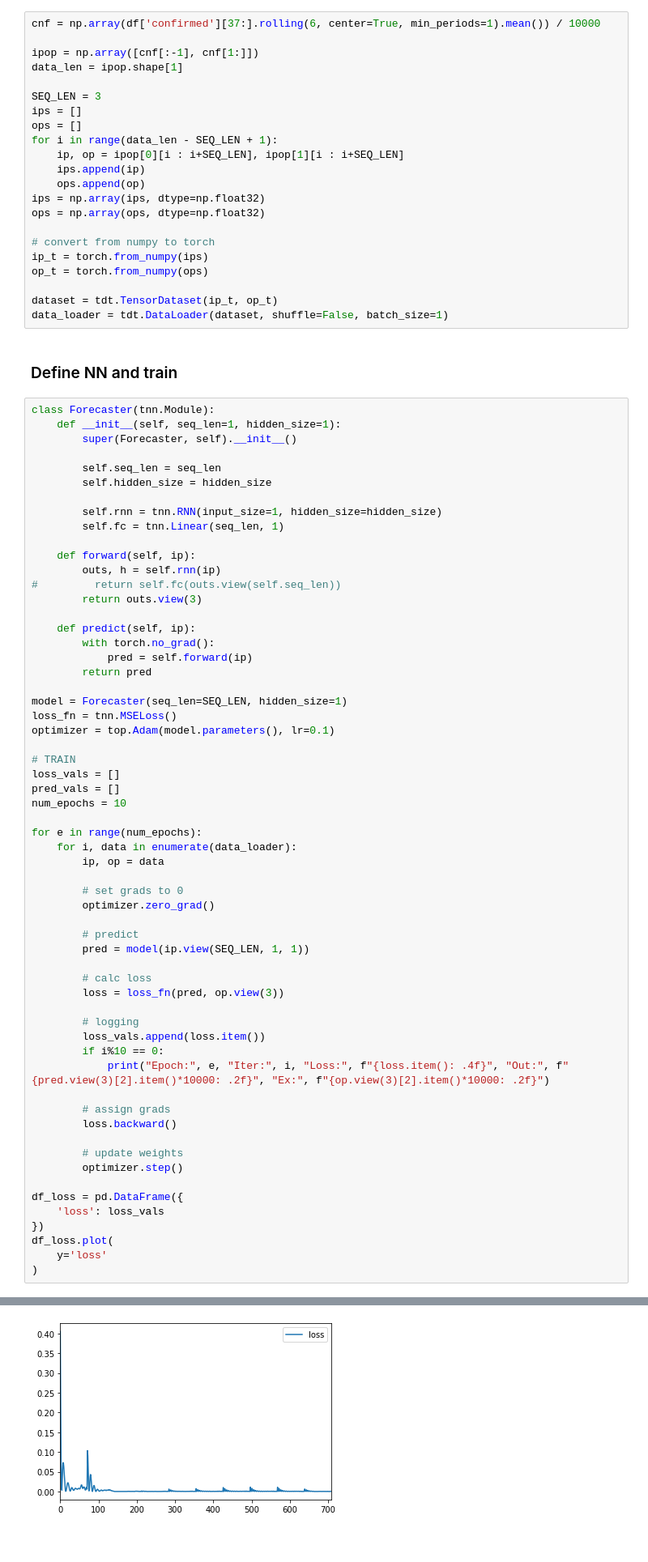
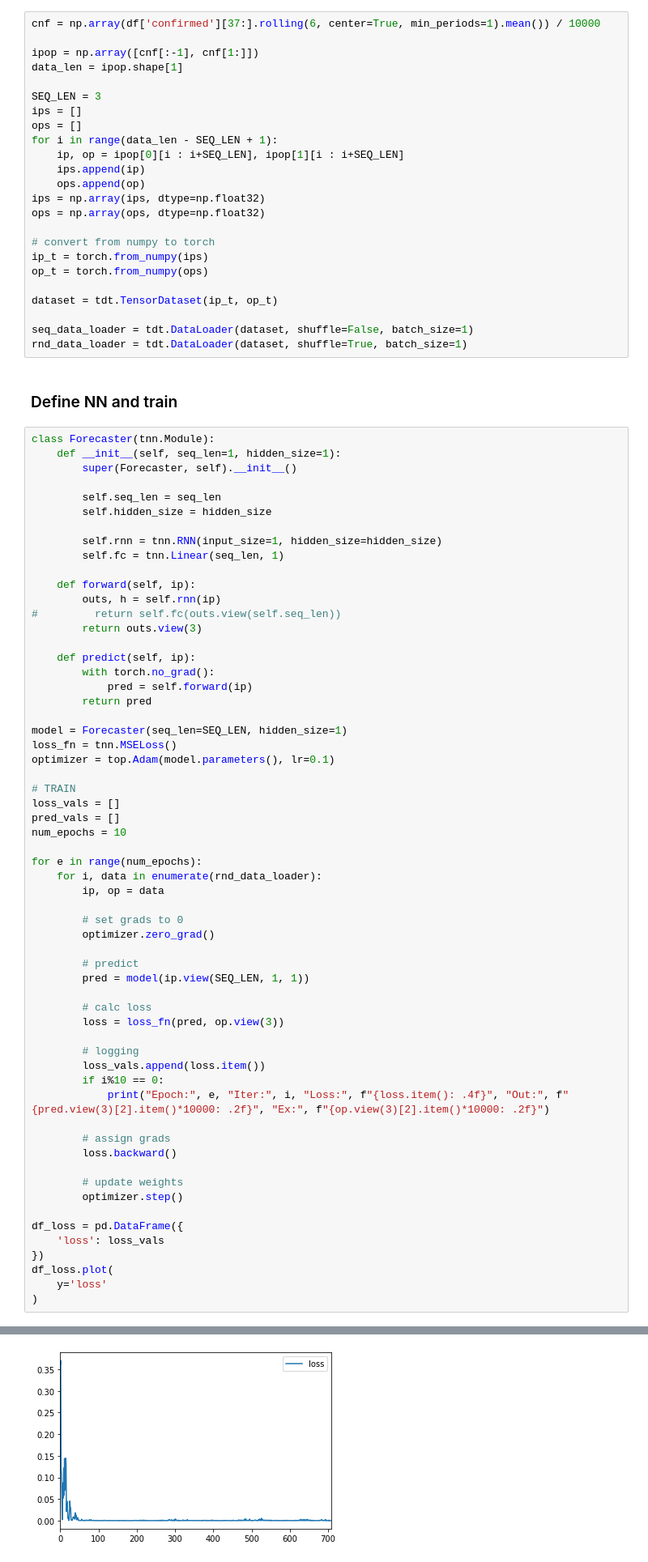
Before and after one commit to VICS-CORE/stats, a Jupyter notebook: 10_RNN.ipynb, the cells around one changed output, grey strips where cells are left out. Shown at 81% size. Cells and saved outputs as stored; diff of their text form.

```diff
--- a/10_RNN.ipynb
+++ b/10_RNN.ipynb
@@ -84,7 +84,9 @@ ip_t = torch.from_numpy(ips)
 op_t = torch.from_numpy(ops)
 
 dataset = tdt.TensorDataset(ip_t, op_t)
-data_loader = tdt.DataLoader(dataset, shuffle=False, batch_size=1)
+
+seq_data_loader = tdt.DataLoader(dataset, shuffle=False, batch_size=1)
+rnd_data_loader = tdt.DataLoader(dataset, shuffle=True, batch_size=1)
 # %% [markdown]
 ### Define NN and train
 # %%
@@ -118,7 +120,7 @@ pred_vals = []
 num_epochs = 10
 
 for e in range(num_epochs):
-    for i, data in enumerate(data_loader):
+    for i, data in enumerate(rnd_data_loader):
         ip, op = data
 
         # set grads to 0
@@ -168,5 +170,5 @@ Epoch: 9 Iter: 70 Loss:  0.0004 Out:  5336.66 Ex:  5173.25
 <matplotlib.axes._subplots.AxesSubplot at 0x...>
-[figure, old version]
+[figure, new version]
 # %% [markdown]
 ### Test
 - on a single value
```
Also changed, not shown: parts of 3 cells of this notebook.
